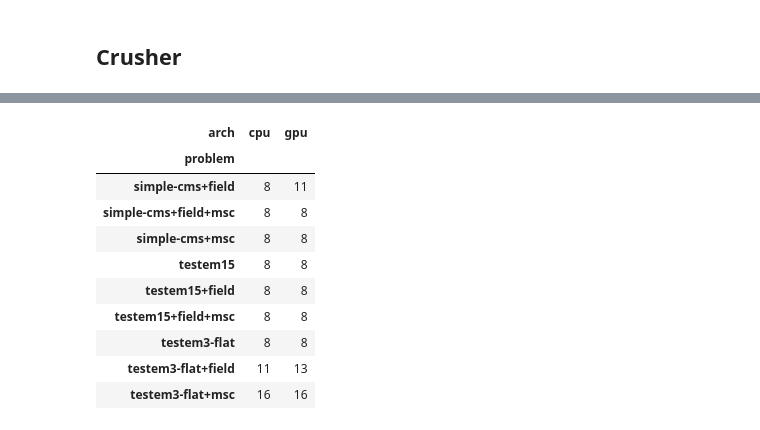
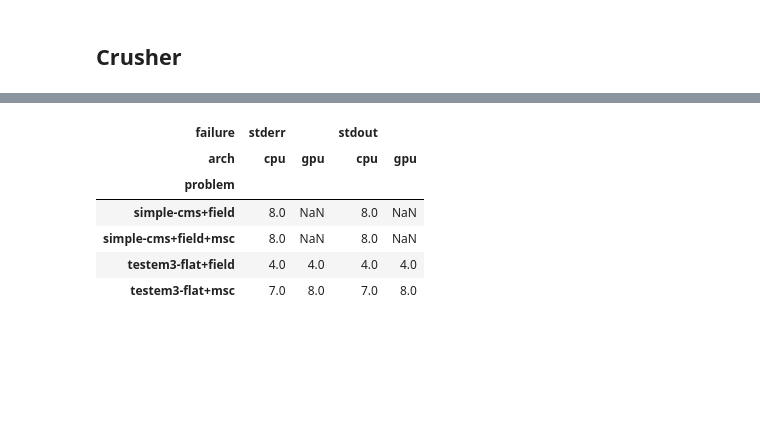
Before and after one commit to celeritas-project/regression, a Jupyter notebook: analysis.ipynb, the cells around one changed output, grey strips where cells are left out. Cells and saved outputs as stored; diff of their text form; code cells hidden in the pictures; blank space fills up the shorter version.

```diff
--- a/analysis.ipynb
+++ b/analysis.ipynb
@@ -292,14 +283,12 @@ for key, lines in failures.items():
 # %%
+# VecGeom failures aren't really failures; just missing capability
+failures = crusher.failures().xs('orange', level='geo').fillna(1)
 failures.groupby(['problem', 'arch']).count().unstack()
 # %% [output]
-| arch | cpu | gpu |
-| problem |  |  |
-| simple-cms+field | 8 | 11 |
-| simple-cms+field+msc | 8 | 8 |
-| simple-cms+msc | 8 | 8 |
-| testem15 | 8 | 8 |
-| testem15+field | 8 | 8 |
-| testem15+field+msc | 8 | 8 |
-| testem3-flat | 8 | 8 |
-| testem3-flat+field | 11 | 13 |
-| testem3-flat+msc | 16 | 16 |
+| failure | stderr |  | stdout |  |
+| arch | cpu | gpu | cpu | gpu |
+| problem |  |  |  |  |
+| simple-cms+field | 8.0 | NaN | 8.0 | NaN |
+| simple-cms+field+msc | 8.0 | NaN | 8.0 | NaN |
+| testem3-flat+field | 4.0 | 4.0 | 4.0 | 4.0 |
+| testem3-flat+msc | 7.0 | 8.0 | 7.0 | 8.0 |
```
Also changed, not shown: parts of 35 cells of this notebook, 11 other files.
